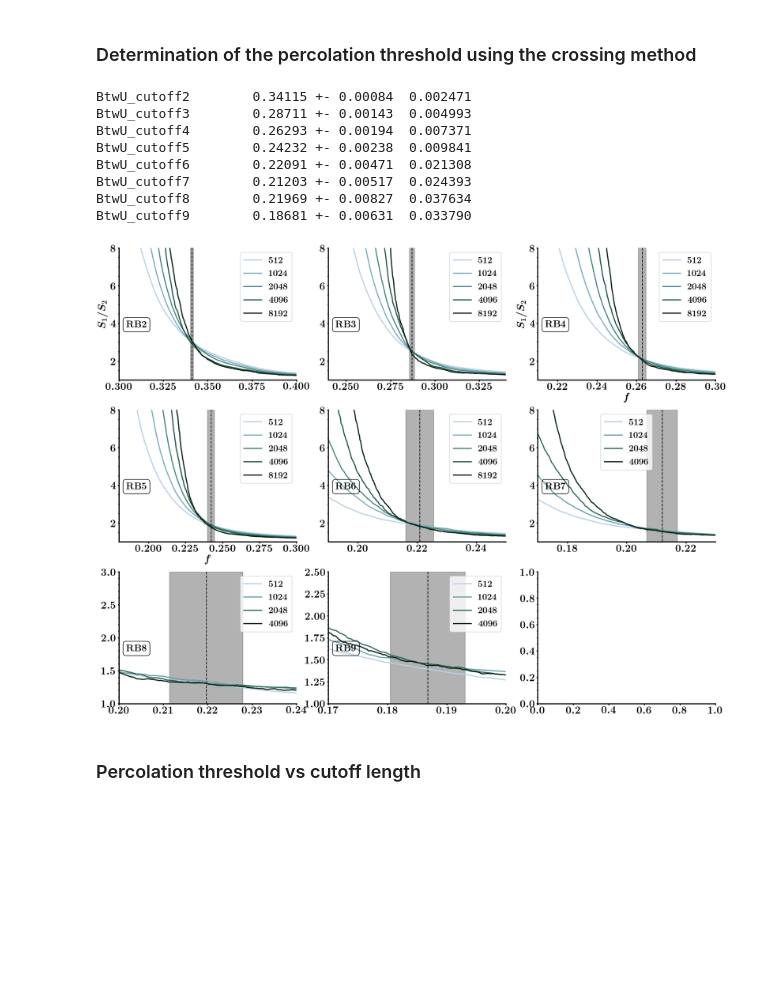
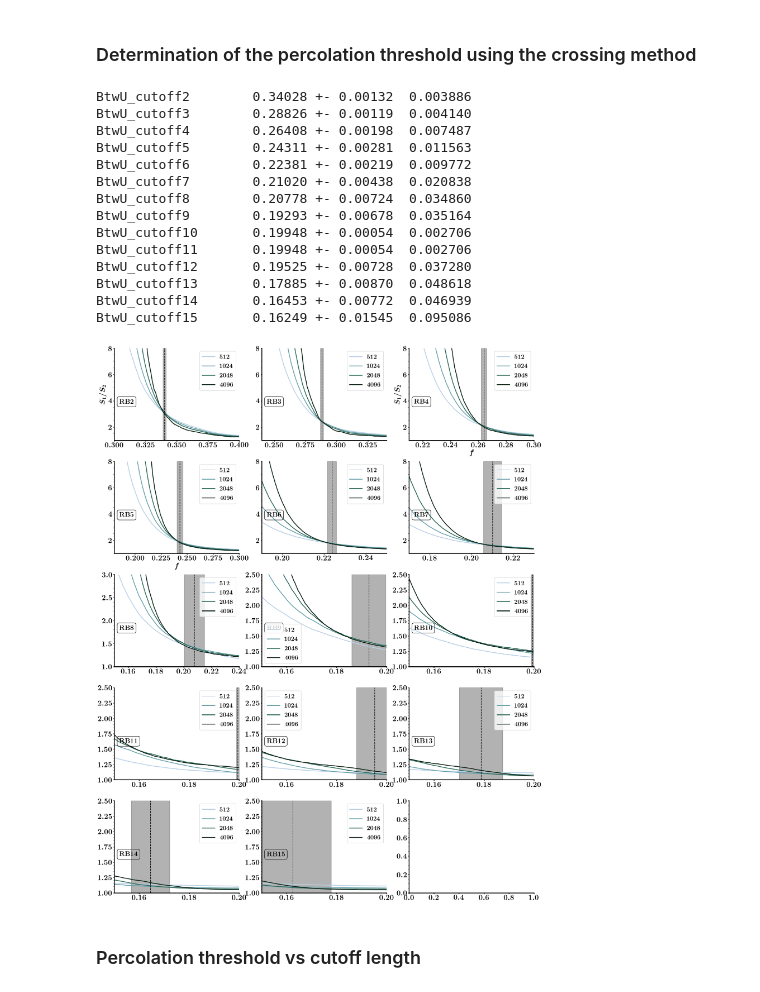
Before and after one commit to nahuelalmeira/dismantlingScaling, a Jupyter notebook: python/DT_pc.ipynb, the cells around one changed output. Drawn from its saved outputs; the diff is of its cells as text; code cells hidden in the pictures; blank space fills up the shorter version.

```diff
--- a/python/DT_pc.ipynb
+++ b/python/DT_pc.ipynb
@@ -23,7 +23,7 @@ net_dir = os.path.join('..', 'networks', net_type)
 # %%
 def plot_S1_over_S2(net_type):
 
-    l_values = range(2, 10)
+    l_values = range(2, 16)
     attacks = ['BtwU_cutoff%d' % l for l in l_values] #+ ['DegU', 'BtwU', 'CIU']
 
     ncols = 3
@@ -37,10 +37,12 @@ def plot_S1_over_S2(net_type):
     for j, attack in enumerate(attacks):
 
         sizes = [512, 1024, 2048, 4096, 8192, 16384]
+        #if l > 7:
+        #    sizes = sizes[1:]
         dfs = {}
         for N in sizes:
             try:
-                dfs[N] = load_dataframe(net_type, N, param, attack, min_nseeds=1000)
+                dfs[N] = load_dataframe(net_type, N, param, attack, min_nseeds=10000)
             except FileNotFoundError:
                 continue
 
@@ -103,13 +105,23 @@ def plot_S1_over_S2(net_type):
             ymax = 8.0
 
         if attack == 'BtwU_cutoff8':
-            fmin = 0.20
+            fmin = 0.15
             fmax = 0.24
             ymin = 1.
             ymax = 3.0
 
         if attack == 'BtwU_cutoff9':
-            fmin = 0.17
+            fmin = 0.15
+            fmax = 0.20
+            ymin = 1.
+            ymax = 2.5
+
+        large_l_attacks = [
+            'BtwU_cutoff9', 'BtwU_cutoff10', 'BtwU_cutoff11', 'BtwU_cutoff12',
+            'BtwU_cutoff13', 'BtwU_cutoff14', 'BtwU_cutoff15',
+        ]
+        if attack in large_l_attacks:
+            fmin = 0.15
             fmax = 0.20
             ymin = 1.
             ymax = 2.5
@@ -139,46 +151,54 @@ def plot_S1_over_S2(net_type):
             S1_over_S2 = N * df.Sgcc / df.Nsec
             ax.plot(df.f, S1_over_S2, '-', label=r'${{{}}}$'.format(N), color=colors[i])
 
+        if not dfs: ## Dict is empty
+            continue
 
         mean_fc, std_fc = compute_fc_v2(dfs, fmin, fmax, only_next=False, verbose=False)
 
         fc_values[attack] = (mean_fc, std_fc)
 
         print('{:20}{:.5f} +- {:.5f}{:10f}'.format(attack, mean_fc, std_fc, std_fc/mean_fc))
 
         ax.axvline(mean_fc, linestyle='--', color='k', linewidth=2)
         ax.fill_betweenx([ymin, ymax], mean_fc-std_fc, mean_fc+std_fc, color='k', alpha=0.3)
 
         bbox = {'boxstyle': 'round', 'fc': 'None'}
         ax.text(0.04, 0.4, attack_dict[attack], fontsize=26, transform=ax.transAxes, bbox=bbox,
                 horizontalalignment='left')
         #ax.text(0.04, 0.12, letters[j], fontsize=36, transform=ax.transAxes,
         #        horizontalalignment='left')
         ax.legend(loc='best', fontsize=24)
 
     sns.despine()
     plt.tight_layout()
 
     fig_name = os.path.join(fig_dir, 'crossing_method_' + net_type)
     plt.savefig(fig_name + '.png')
     plt.savefig(fig_name + '.pdf')
 
     plt.show()
 
     return fc_values
 
 net_type = 'DT'
 fc_values = plot_S1_over_S2(net_type=net_type)
 # %% [output]
-BtwU_cutoff2        0.34115 +- 0.00084  0.002471
-BtwU_cutoff3        0.28711 +- 0.00143  0.004993
-BtwU_cutoff4        0.26293 +- 0.00194  0.007371
-BtwU_cutoff5        0.24232 +- 0.00238  0.009841
-BtwU_cutoff6        0.22091 +- 0.00471  0.021308
-BtwU_cutoff7        0.21203 +- 0.00517  0.024393
-BtwU_cutoff8        0.21969 +- 0.00827  0.037634
-BtwU_cutoff9        0.18681 +- 0.00631  0.033790
+BtwU_cutoff2        0.34028 +- 0.00132  0.003886
+BtwU_cutoff3        0.28826 +- 0.00119  0.004140
+BtwU_cutoff4        0.26408 +- 0.00198  0.007487
+BtwU_cutoff5        0.24311 +- 0.00281  0.011563
+BtwU_cutoff6        0.22381 +- 0.00219  0.009772
+BtwU_cutoff7        0.21020 +- 0.00438  0.020838
+BtwU_cutoff8        0.20778 +- 0.00724  0.034860
+BtwU_cutoff9        0.19293 +- 0.00678  0.035164
+BtwU_cutoff10       0.19948 +- 0.00054  0.002706
+BtwU_cutoff11       0.19948 +- 0.00054  0.002706
+BtwU_cutoff12       0.19525 +- 0.00728  0.037280
+BtwU_cutoff13       0.17885 +- 0.00870  0.048618
+BtwU_cutoff14       0.16453 +- 0.00772  0.046939
+BtwU_cutoff15       0.16249 +- 0.01545  0.095086
-[figure, old version]
+[figure, new version]
 # %% [markdown]
 ### Percolation threshold vs cutoff length
 # %%
```
Also changed, not shown: parts of 1 cell of this notebook, 10 other files.
